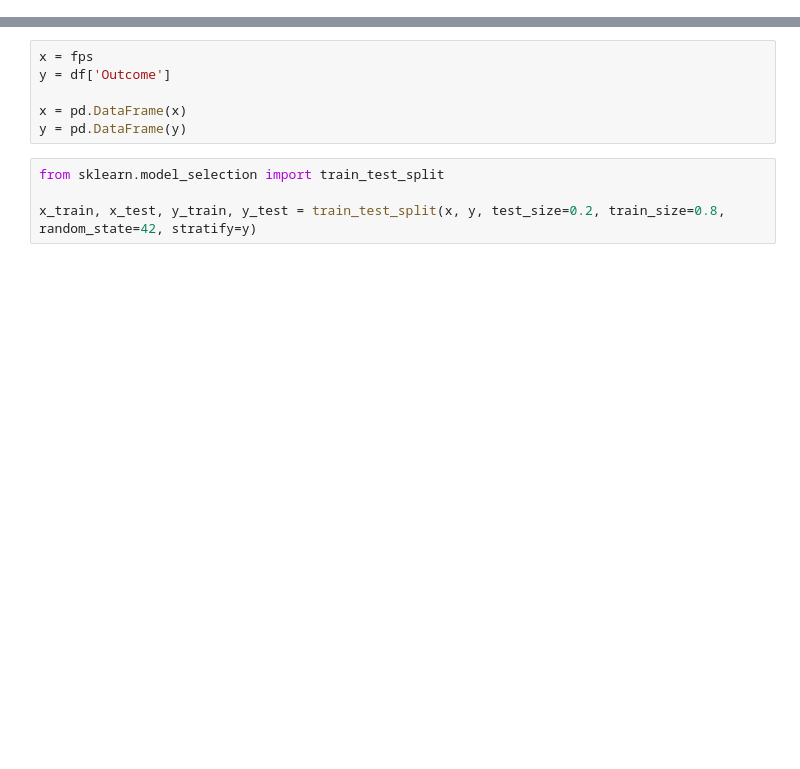
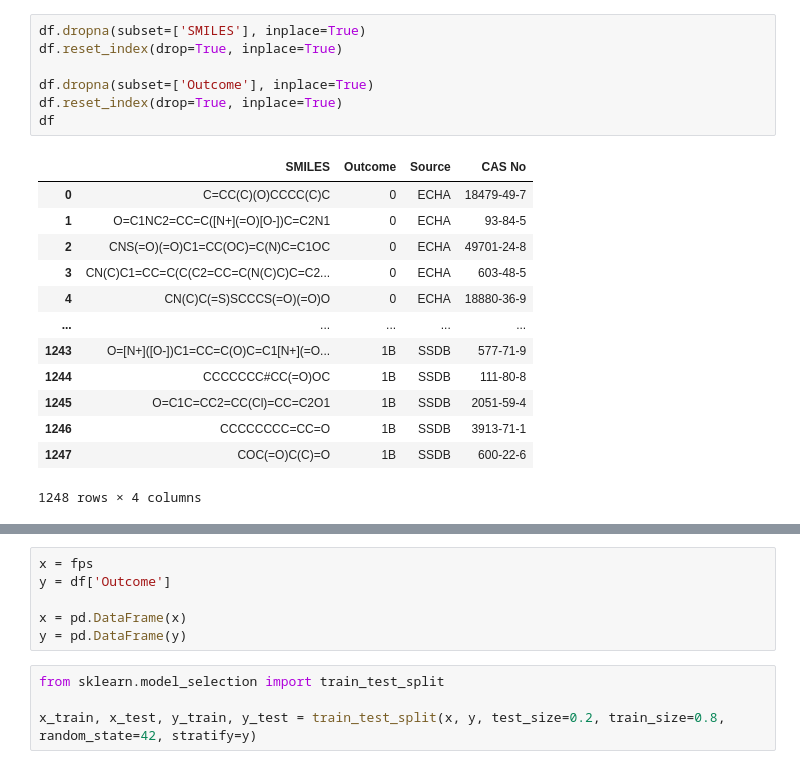
Before and after one commit to franciscolucasfo/Scripts-LabMol-Francisco, a Jupyter notebook: binary_modelling.ipynb, the cells around one changed output, grey strips where cells are left out. Drawn from its saved outputs; the diff is of its cells as text; blank space fills up the shorter version.

```diff
--- a/binary_modelling.ipynb
+++ b/binary_modelling.ipynb
@@ -16,2 +24,23 @@ y = pd.DataFrame(y)
+# %%
+df.dropna(subset=['SMILES'], inplace=True)
+df.reset_index(drop=True, inplace=True)
+
+df.dropna(subset=['Outcome'], inplace=True)
+df.reset_index(drop=True, inplace=True)
+df
+# %% [output]
+|  | SMILES | Outcome | Source | CAS No |
+| 0 | C=CC(C)(O)CCCC(C)C | 0 | ECHA | 18479-49-7 |
+| 1 | O=C1NC2=CC=C([N+](=O)[O-])C=C2N1 | 0 | ECHA | 93-84-5 |
+| 2 | CNS(=O)(=O)C1=CC(OC)=C(N)C=C1OC | 0 | ECHA | 49701-24-8 |
+| 3 | CN(C)C1=CC=C(C(C2=CC=C(N(C)C)C=C2... | 0 | ECHA | 603-48-5 |
+| 4 | CN(C)C(=S)SCCCS(=O)(=O)O | 0 | ECHA | 18880-36-9 |
+| ... | ... | ... | ... | ... |
+| 1243 | O=[N+]([O-])C1=CC=C(O)C=C1[N+](=O... | 1B | SSDB | 577-71-9 |
+| 1244 | CCCCCCC#CC(=O)OC | 1B | SSDB | 111-80-8 |
+| 1245 | O=C1C=CC2=CC(Cl)=CC=C2O1 | 1B | SSDB | 2051-59-4 |
+| 1246 | CCCCCCCC=CC=O | 1B | SSDB | 3913-71-1 |
+| 1247 | COC(=O)C(C)=O | 1B | SSDB | 600-22-6 |
+1248 rows × 4 columns
 # %%
 df.groupby('Outcome').size()
```
Also changed, not shown: parts of 8 cells of this notebook, 13 other files.
